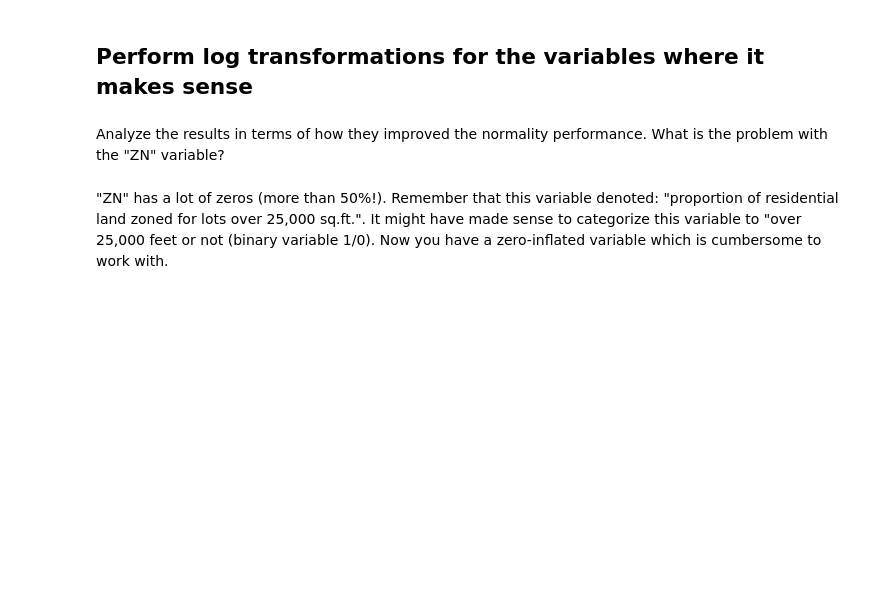
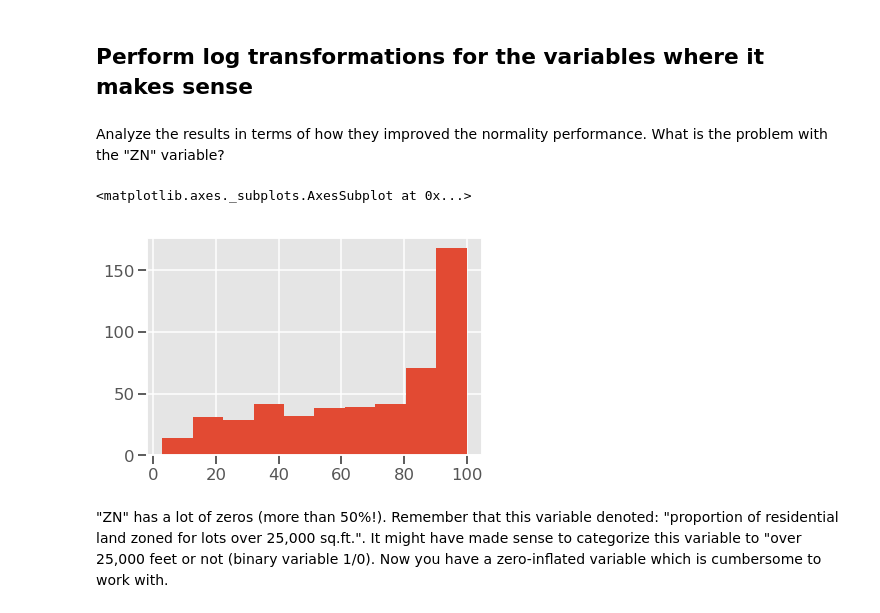
Before and after one commit to keita-dc/dsc-feature-scaling-and-normalization-lab-dc-ds-060319, a Jupyter notebook: index.ipynb, the cells around one changed output. Saved outputs shown, nothing was run; the diff lists cells and outputs as text; code cells hidden in the pictures; blank space fills up the shorter version.

```diff
--- a/index.ipynb
+++ b/index.ipynb
@@ -77,6 +77,11 @@ fig.patch.set_alpha(0)
 Analyze the results in terms of how they improved the normality performance. What is the problem with the "ZN" variable?
 # %%
 boston_features["log_age"] = boston_features.AGE
+# %%
+boston_features["log_age"].hist()
+# %% [output]
+<matplotlib.axes._subplots.AxesSubplot at 0x...>
+[figure, added]
 # %% [markdown]
 "ZN" has a lot of zeros (more than 50%!). Remember that this variable denoted: "proportion of residential land zoned for lots over 25,000 sq.ft.". It might have made sense to categorize this variable to "over 25,000 feet or not (binary variable 1/0). Now you have a zero-inflated variable which is cumbersome to work with.
 # %% [markdown]
```
